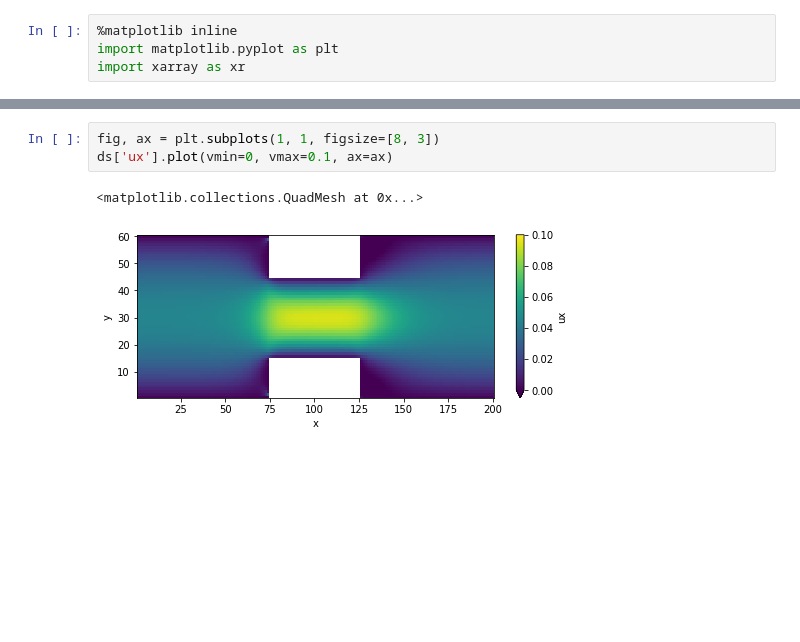
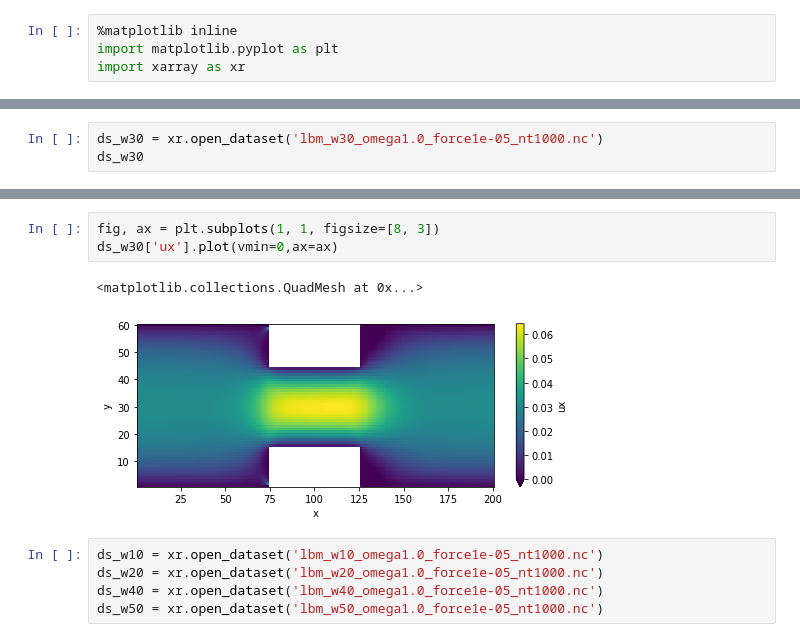
Before and after one commit to iacs-ac290r-2019-2/homework, a Jupyter notebook: HW2/JiaweiZhuang/use_LBM_solver.ipynb, the cells around one changed output, grey strips where cells are left out. Cells and saved outputs as stored; diff of their text form; blank space fills up the shorter version.

```diff
--- a/HW2/JiaweiZhuang/use_LBM_solver.ipynb
+++ b/HW2/JiaweiZhuang/use_LBM_solver.ipynb
@@ -35,0 +95,3 @@ Data variables:
+# %%
+ds_w30 = xr.open_dataset('lbm_w30_omega1.0_force1e-05_nt1000.nc')
+ds_w30
@@ -36,6 +109,11 @@ Data variables:
 # %%
 fig, ax = plt.subplots(1, 1, figsize=[8, 3])
-ds['ux'].plot(vmin=0, vmax=0.1, ax=ax)
+ds_w30['ux'].plot(vmin=0,ax=ax)
 # %% [output]
 <matplotlib.collections.QuadMesh at 0x...>
-[figure, old version]
+[figure, new version]
+# %%
+ds_w10 = xr.open_dataset('lbm_w10_omega1.0_force1e-05_nt1000.nc')
+ds_w20 = xr.open_dataset('lbm_w20_omega1.0_force1e-05_nt1000.nc')
+ds_w40 = xr.open_dataset('lbm_w40_omega1.0_force1e-05_nt1000.nc')
+ds_w50 = xr.open_dataset('lbm_w50_omega1.0_force1e-05_nt1000.nc')
```
Also changed, not shown: parts of 9 cells of this notebook.
